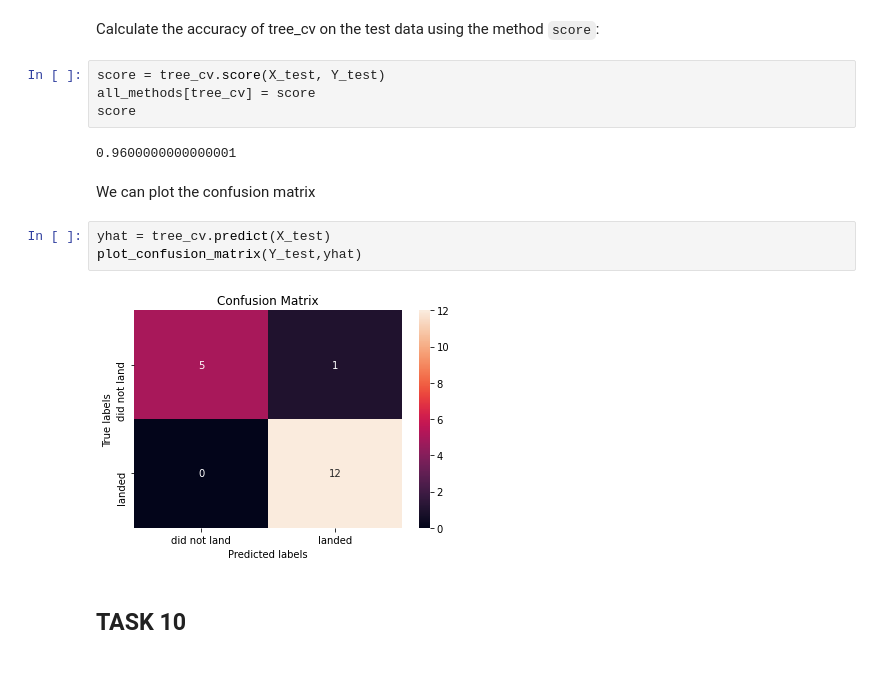
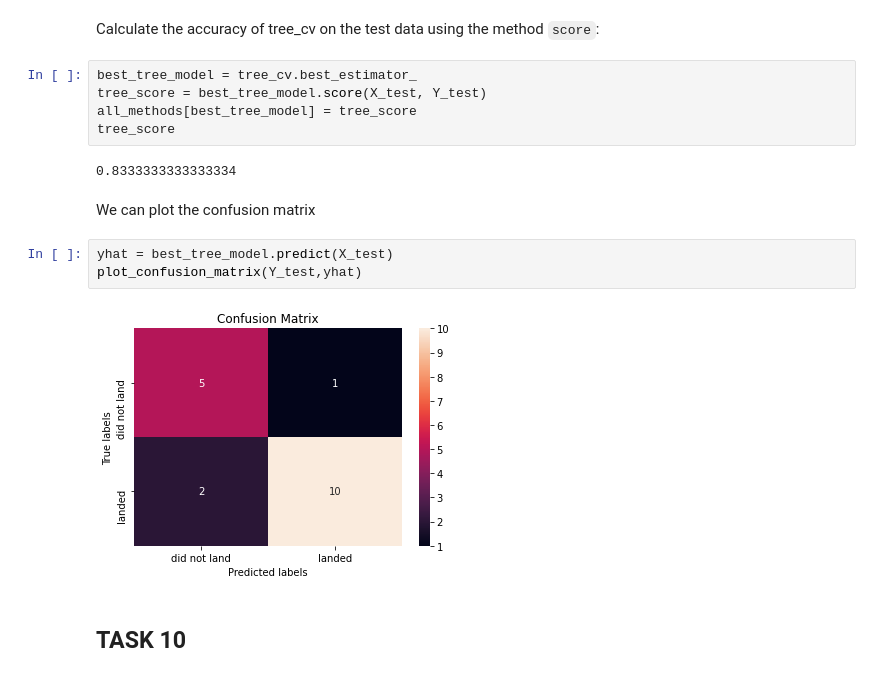
Before and after one commit to Ahmed-Elshehawy/IBM-capstone-project, a Jupyter notebook: Predictive Analysis.ipynb, the cells around one changed output. Saved outputs shown, nothing was run; the diff lists cells and outputs as text.

```diff
--- a/Predictive Analysis.ipynb
+++ b/Predictive Analysis.ipynb
@@ -295,18 +294,19 @@ accuracy : 0.9066666666666668
 # %% [markdown]
 Calculate the accuracy of tree_cv on the test data using the method <code>score</code>:
 # %%
-score = tree_cv.score(X_test, Y_test)
-all_methods[tree_cv] = score
-score
+best_tree_model = tree_cv.best_estimator_
+tree_score = best_tree_model.score(X_test, Y_test)
+all_methods[best_tree_model] = tree_score
+tree_score
 # %% [output]
-0.9600000000000001
+0.8333333333333334
 # %% [markdown]
 We can plot the confusion matrix
 # %%
-yhat = tree_cv.predict(X_test)
+yhat = best_tree_model.predict(X_test)
 plot_confusion_matrix(Y_test,yhat)
 # %% [output]
-[figure, old version]
+[figure, new version]
 # %% [markdown]
 ## TASK  10
 # %% [markdown]
```
Also changed, not shown: parts of 12 cells of this notebook.
